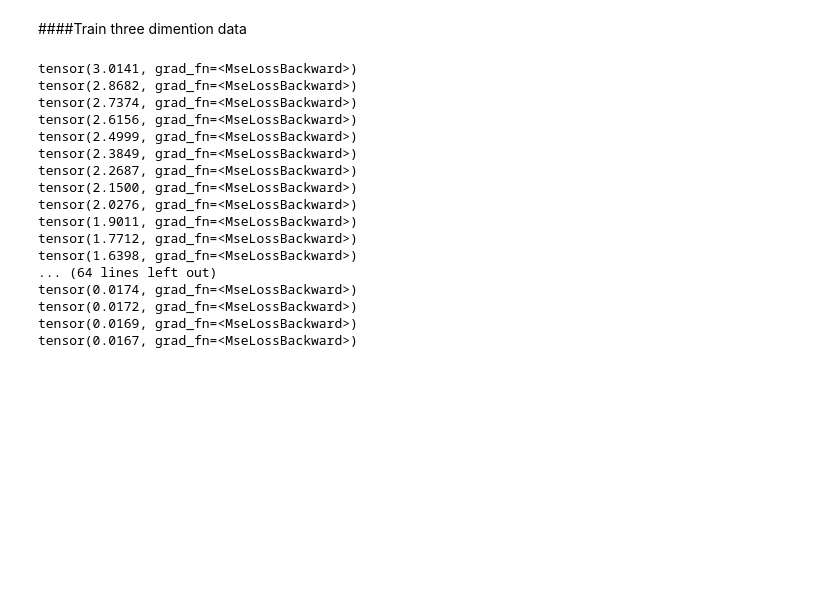
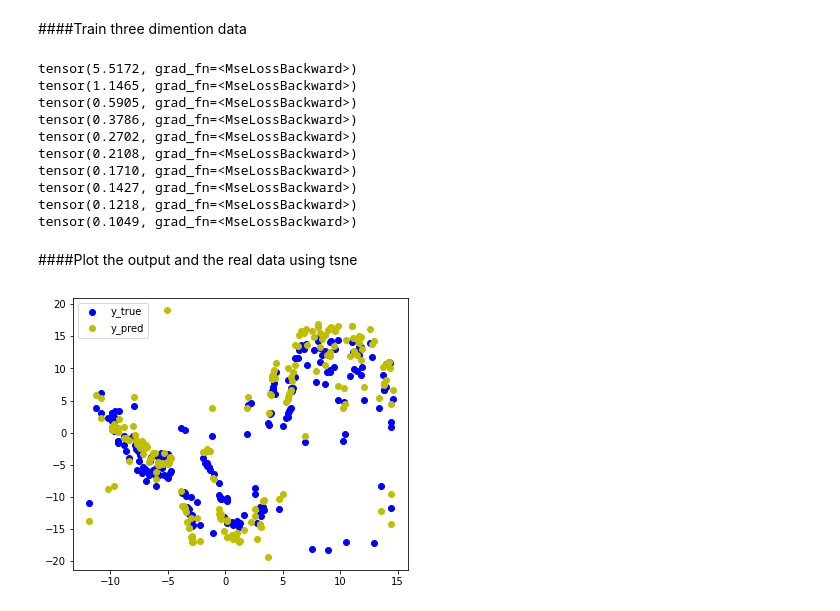
Before and after one commit to YuxingW/deep_learning, a Jupyter notebook: hw3/pytorch_auto_differentiation.ipynb, the cells around one changed output. Cells and saved outputs as stored; diff of their text form; code cells hidden in the pictures; blank space fills up the shorter version.

```diff
--- a/hw3/pytorch_auto_differentiation.ipynb
+++ b/hw3/pytorch_auto_differentiation.ipynb
@@ -102,3 +66,0 @@ fig = plot_3d(x, y_true, y_pred)
-# %%
-fit(x, y_true, model=linear, loss=loss, lr=0.1, num_epochs=20)
-plot_3d(x, y_true, linear(x))
@@ -221,26 +144,43 @@ def torch_fit(x: np.ndarray, y: np.ndarray, model: Callable, loss: Callable, lr:
     optimizer.zero_grad()
     y_pred_tensor = model(x_tensor)
     loss_value = loss(y_pred_tensor, y_true_tensor)
-    print(loss_value)
+    if epoch % 20 == 0:
+      print(loss_value)
     loss_value.backward()
     optimizer.step()
 
-torch_fit(x_tensor, y_true_tensor, model=model, loss=loss, lr=0.1, num_epochs=80)
+torch_fit(x_tensor, y_true_tensor, model=model, loss=loss, lr=0.1, num_epochs=200)
+y_pred = model(x_tensor)
+y_pred = y_pred.cpu().detach().numpy()
 # %% [output]
-tensor(3.0141, grad_fn=<MseLossBackward>)
-tensor(2.8682, grad_fn=<MseLossBackward>)
-tensor(2.7374, grad_fn=<MseLossBackward>)
-tensor(2.6156, grad_fn=<MseLossBackward>)
-tensor(2.4999, grad_fn=<MseLossBackward>)
-tensor(2.3849, grad_fn=<MseLossBackward>)
-tensor(2.2687, grad_fn=<MseLossBackward>)
-tensor(2.1500, grad_fn=<MseLossBackward>)
-tensor(2.0276, grad_fn=<MseLossBackward>)
-tensor(1.9011, grad_fn=<MseLossBackward>)
-tensor(1.7712, grad_fn=<MseLossBackward>)
-tensor(1.6398, grad_fn=<MseLossBackward>)
-... (64 lines left out)
-tensor(0.0174, grad_fn=<MseLossBackward>)
-tensor(0.0172, grad_fn=<MseLossBackward>)
-tensor(0.0169, grad_fn=<MseLossBackward>)
-tensor(0.0167, grad_fn=<MseLossBackward>)
+tensor(5.5172, grad_fn=<MseLossBackward>)
+tensor(1.1465, grad_fn=<MseLossBackward>)
+tensor(0.5905, grad_fn=<MseLossBackward>)
+tensor(0.3786, grad_fn=<MseLossBackward>)
+tensor(0.2702, grad_fn=<MseLossBackward>)
+tensor(0.2108, grad_fn=<MseLossBackward>)
+tensor(0.1710, grad_fn=<MseLossBackward>)
+tensor(0.1427, grad_fn=<MseLossBackward>)
+tensor(0.1218, grad_fn=<MseLossBackward>)
+tensor(0.1049, grad_fn=<MseLossBackward>)
+# %% [markdown]
+####Plot the output and the real data using tsne
+# %%
+from sklearn.manifold import TSNE
+tsne = TSNE(n_components=1, random_state=0)
+
+x_2d = tsne.fit_transform(x)
+yt_2d = tsne.fit_transform(y_true)
+yp_2d = tsne.fit_transform(y_pred)
+
+#target_ids = range(len(digits.target_names))
+
+from matplotlib import pyplot as plt
+plt.figure(figsize=(6, 5))
+
+plt.scatter(x_2d[:, 0], yt_2d[:, 0], c='b', label='y_true')
+plt.scatter(x_2d[:, 0], yp_2d[:, 0], c='y', label='y_pred')
+plt.legend()
+plt.show()
+# %% [output]
+[figure, added]
```
Also changed, not shown: parts of 20 cells of this notebook.
